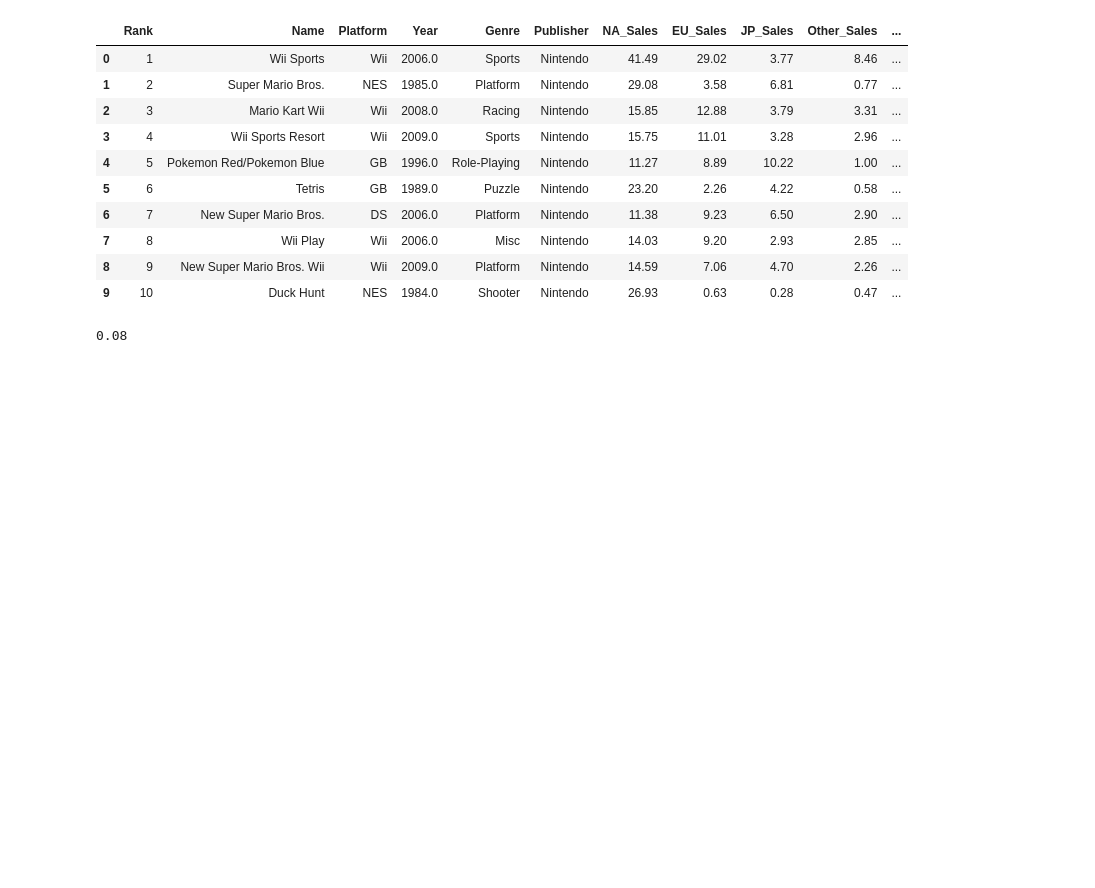
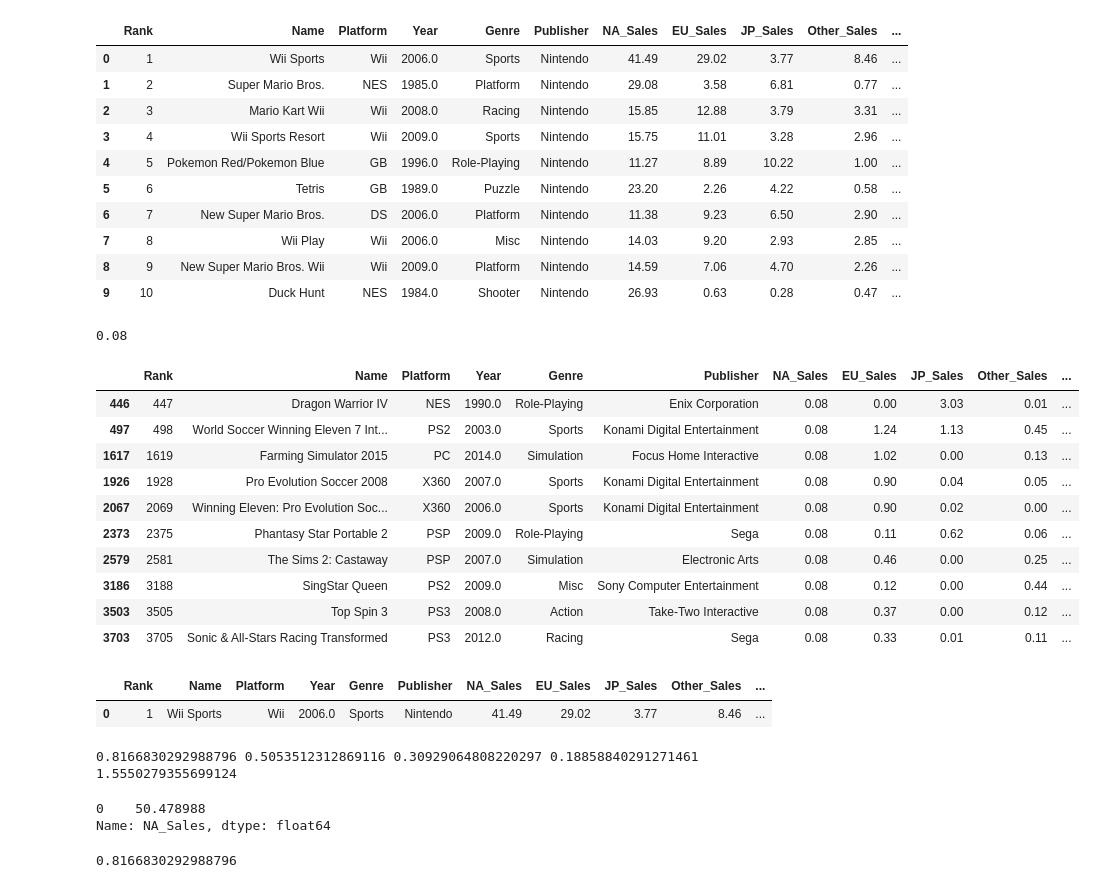
Before and after one commit to ashrf288/pandas, a Jupyter notebook: vg-stats/vg-stats.ipynb, the cells around one changed output. Drawn from its saved outputs; the diff is of its cells as text; code cells hidden in the pictures; blank space fills up the shorter version.

Commit message:
Come up with 3 more questions that can be answered with this data set

```diff
--- a/vg-stats/vg-stats.ipynb
+++ b/vg-stats/vg-stats.ipynb
@@ -1,8 +1,9 @@
 # %%
 import pandas as pd
 
-data=pd.read_csv('vgsales.csv')
-data
+df=pd.read_csv('vgsales.csv')
+data=df
+df
 # %% [output]
 |  | Rank | Name | Platform | Year | Genre | Publisher | NA_Sales | EU_Sales | JP_Sales | Other_Sales | ... |
 | 0 | 1 | Wii Sports | Wii | 2006.0 | Sports | Nintendo | 41.49 | 29.02 | 3.77 | 8.46 | ... |
@@ -69,7 +73,3 @@ data.head(10)
 | 7 | 8 | Wii Play | Wii | 2006.0 | Misc | Nintendo | 14.03 | 9.20 | 2.93 | 2.85 | ... |
 | 8 | 9 | New Super Mario Bros. Wii | Wii | 2009.0 | Platform | Nintendo | 14.59 | 7.06 | 4.70 | 2.26 | ... |
 | 9 | 10 | Duck Hunt | NES | 1984.0 | Shooter | Nintendo | 26.93 | 0.63 | 0.28 | 0.47 | ... |
-# %%
-data['NA_Sales'].median()
-# %% [output]
-0.08
@@ -77,0 +76,49 @@ higest_grossing_game=data.nlargest(1,'Global_Sales')
+# %%
+med=data['NA_Sales'].median()
+print(med)
+# %% [output]
+0.08
+# %%
+res=data.loc[data['NA_Sales'] == med].head(10)
+res
+# %% [output]
+|  | Rank | Name | Platform | Year | Genre | Publisher | NA_Sales | EU_Sales | JP_Sales | Other_Sales | ... |
+| 446 | 447 | Dragon Warrior IV | NES | 1990.0 | Role-Playing | Enix Corporation | 0.08 | 0.00 | 3.03 | 0.01 | ... |
+| 497 | 498 | World Soccer Winning Eleven 7 Int... | PS2 | 2003.0 | Sports | Konami Digital Entertainment | 0.08 | 1.24 | 1.13 | 0.45 | ... |
+| 1617 | 1619 | Farming Simulator 2015 | PC | 2014.0 | Simulation | Focus Home Interactive | 0.08 | 1.02 | 0.00 | 0.13 | ... |
+| 1926 | 1928 | Pro Evolution Soccer 2008 | X360 | 2007.0 | Sports | Konami Digital Entertainment | 0.08 | 0.90 | 0.04 | 0.05 | ... |
+| 2067 | 2069 | Winning Eleven: Pro Evolution Soc... | X360 | 2006.0 | Sports | Konami Digital Entertainment | 0.08 | 0.90 | 0.02 | 0.00 | ... |
+| 2373 | 2375 | Phantasy Star Portable 2 | PSP | 2009.0 | Role-Playing | Sega | 0.08 | 0.11 | 0.62 | 0.06 | ... |
+| 2579 | 2581 | The Sims 2: Castaway | PSP | 2007.0 | Simulation | Electronic Arts | 0.08 | 0.46 | 0.00 | 0.25 | ... |
+| 3186 | 3188 | SingStar Queen | PS2 | 2009.0 | Misc | Sony Computer Entertainment | 0.08 | 0.12 | 0.00 | 0.44 | ... |
+| 3503 | 3505 | Top Spin 3 | PS3 | 2008.0 | Action | Take-Two Interactive | 0.08 | 0.37 | 0.00 | 0.12 | ... |
+| 3703 | 3705 | Sonic & All-Stars Racing Transformed | PS3 | 2012.0 | Racing | Sega | 0.08 | 0.33 | 0.01 | 0.11 | ... |
+# %%
+data.head(1)
+# %% [output]
+|  | Rank | Name | Platform | Year | Genre | Publisher | NA_Sales | EU_Sales | JP_Sales | Other_Sales | ... |
+| 0 | 1 | Wii Sports | Wii | 2006.0 | Sports | Nintendo | 41.49 | 29.02 | 3.77 | 8.46 | ... |
+# %%
+a=data["NA_Sales"].std()
+b=data["EU_Sales"].std()
+c=data["JP_Sales"].std()
+d=data["Other_Sales"].std()
+e=data["Global_Sales"].std()
+print(a,b,c,d,e)
+# %% [output]
+0.8166830292988796 0.5053512312869116 0.30929064808220297 0.18858840291271461 1.5550279355699124
+# %%
+std_data=data['NA_Sales'].std()
+mean_data=data['NA_Sales'].mean()
+selling_game=data['NA_Sales'] .head(1)
+z_szore =( (selling_game-mean_data)/std_data)
+z_szore
+# %% [output]
+0    50.478988
+Name: NA_Sales, dtype: float64
+# %%
+#question1
+std_for_higher_sales=data['NA_Sales'].std()
+std_for_higher_sales
+# %% [output]
+0.8166830292988796
```
Also changed, not shown: parts of 7 cells of this notebook, 1 other file.
